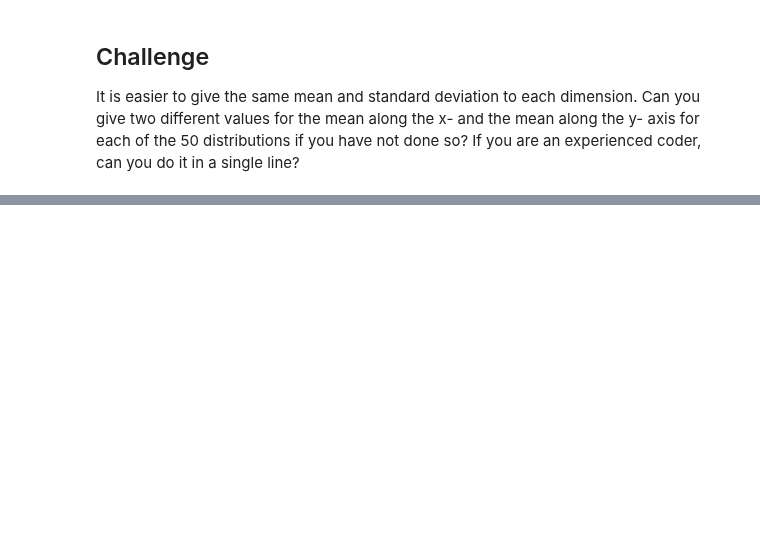
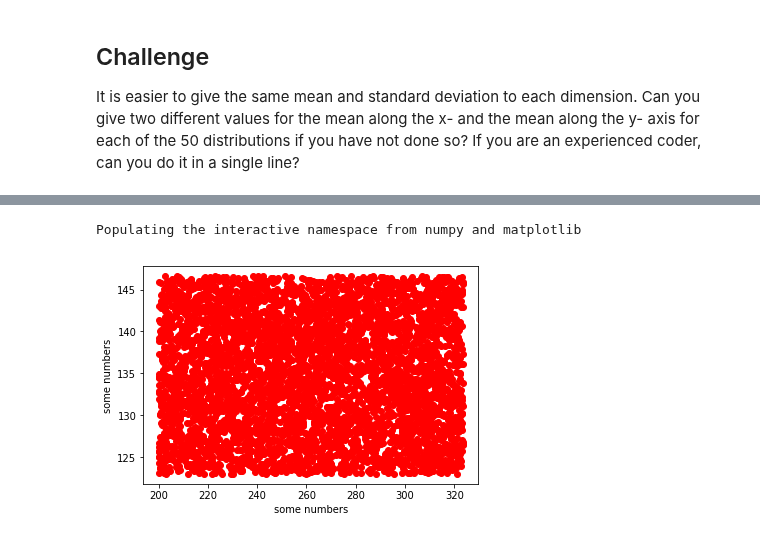
Before and after one commit to seanandrewchen/PUI2017_sac820, a Jupyter notebook: HW3_sac820/HW1_reproducible_distributions.ipynb, the cells around one changed output, grey strips where cells are left out. Saved outputs shown, nothing was run; the diff lists cells and outputs as text; code cells hidden in the pictures; blank space fills up the shorter version.

```diff
--- a/HW3_sac820/HW1_reproducible_distributions.ipynb
+++ b/HW3_sac820/HW1_reproducible_distributions.ipynb
@@ -142,9 +142,13 @@ Plot of 50 pseudorandomly generated pairs of values with mean 20 and standard de
 
 It is easier to give the same mean and standard deviation to each dimension. Can you give two different values for the mean along the x- and the mean along the y- axis for each of the 50 distributions if you have not done so? If you are an experienced coder, can you do it in a single line?
 # %%
-ReprRandAll = np.zeros((50, 2, 100))
+ReprRandAllDifferentMeans = np.zeros((50, 2, 100))
 for i in range(50):
-    #For a Gaussian distribution N(sigma, mu) where sigma is the standard deviation and mu is the mean
-    sigma = 2
-    mu = 20
-    ReprRandAll[[i]] = sigma * np.random.rand(2, 100) + mu
+    #For a Gaussian distribution N(sigma^2, mu) where sigma is the standard deviation and mu is the mean
+    sigma_1 = 123.5
+    sigma_2 = 23.59
+    mu_1 = 200
+    mu_2 = 123
+    ReprRandAllDifferentMeans[[i],[0]] = sigma_1 * np.random.rand(1, 100) + mu_1
+    ReprRandAllDifferentMeans[[i],[1]] = sigma_2 * np.random.rand(1, 100) + mu_2
+ReprRandAllDifferentMeans
@@ -151,13 +173,16 @@ for i in range(50):
 # %%
 import pylab as pl
 from matplotlib import pyplot as plt
 %pylab inline
 %matplotlib inline
 # the last line of code makes the plot show up within the notebook.
 # Always include it so that your homework notebooks are rendered and we can see
 # what you wanted your results to be.
 
-plt.plot(ReprRandAll[:,0,:], ReprRandAll[:,1,:], 'ro')
+plt.plot(ReprRandAllDifferentMeans[:,0,:], ReprRandAllDifferentMeans[:,1,:], 'ro')
 plt.ylabel('some numbers')
 plt.xlabel('some numbers')
 plt.show()
+# %% [output]
+Populating the interactive namespace from numpy and matplotlib
+[figure, added]
```
Also changed, not shown: parts of 4 cells of this notebook.
